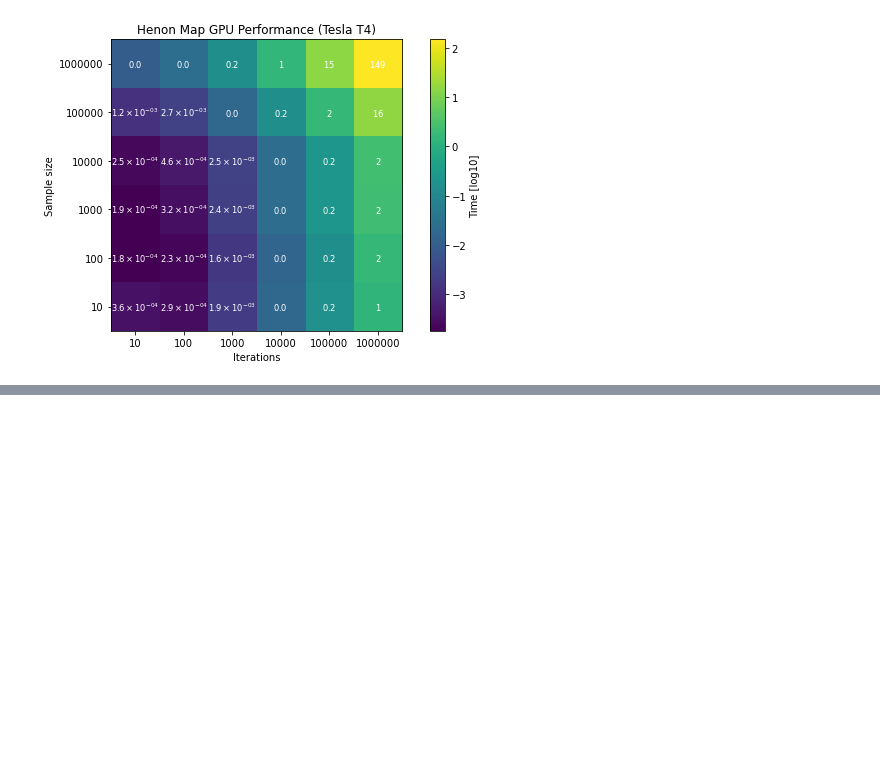
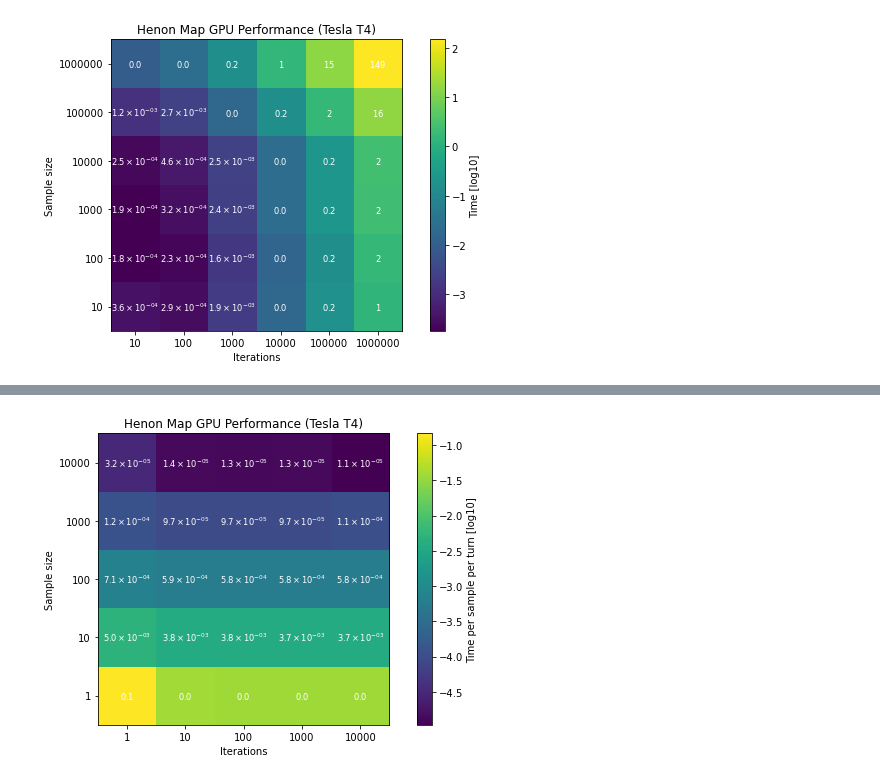
Before and after one commit to carlidel/definitive_dyn_indicators, a Jupyter notebook: notebooks/perrformance_plot.ipynb, the cells around one changed output, grey strips where cells are left out. Cells and saved outputs as stored; diff of their text form; code cells hidden in the pictures; blank space fills up the shorter version.

```diff
--- a/notebooks/perrformance_plot.ipynb
+++ b/notebooks/perrformance_plot.ipynb
@@ -49,7 +49,7 @@ cpu_normed_df
 | 1000000 | 2.599100e-08 | 1.105420e-09 | 1.041233e-09 | 1.001330e-09 | 9.973143e-10 | 1.325456e-09 |
 # %%
 # open a csv file and read it into a dataframe
-gpu_df = pd.read_pickle('data/henon_map_time_data_GPU.pkl')
+gpu_df = pd.read_pickle('../data/henon_map_time_data_GPU.pkl')
 gpu_normed_df = gpu_df.copy()
 # %%
 gpu_df
@@ -214,0 +345,21 @@ plt.tight_layout()
+# %%
+# Plot the dataframe as an heatmap
+plt.figure(figsize=(8, 5))
+plt.title('Henon Map GPU Performance (Tesla T4)')
+plt.xlabel('Iterations')
+plt.ylabel('Sample size')
+plt.imshow(np.log10(gpu_normed_df), origin="lower")
+plt.colorbar(label="Time per sample per turn [log10]")
+
+# assign labels to the x and y axis
+plt.xticks(np.arange(0, len(gpu_normed_df.columns), 1), gpu_normed_df.columns)
+plt.yticks(np.arange(0, len(gpu_normed_df.index), 1), gpu_normed_df.index)
+
+# write the values of the heatmap to the plot
+for i in range(len(gpu_normed_df.index)):
+    for j in range(len(gpu_normed_df.columns)):
+        plt.text(j, i, print_number(gpu_normed_df.iloc[i, j]), ha="center", va="center", color="w", fontsize="small")
+
+plt.tight_layout()
+# %% [output]
+[figure, added]
```
Also changed, not shown: parts of 16 cells of this notebook, 17 other files.
